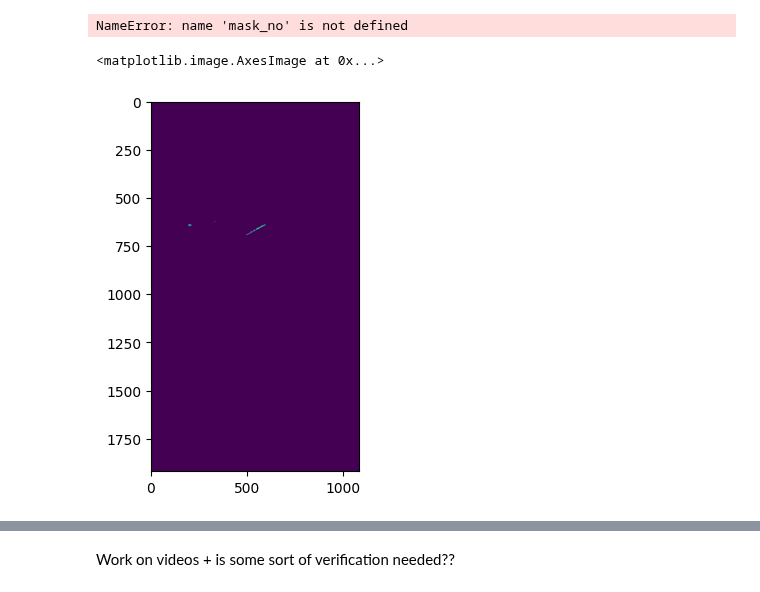
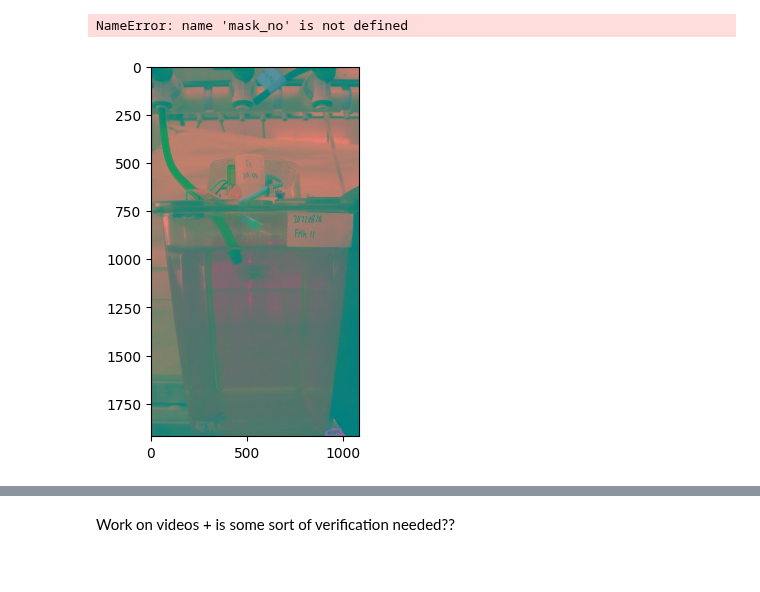
Before and after one commit to teesha902/FYP_ASMLab, a Jupyter notebook: led_tracker.ipynb, the cells around one changed output, grey strips where cells are left out. Cells and saved outputs as stored; diff of their text form; code cells hidden in the pictures.

```diff
--- a/led_tracker.ipynb
+++ b/led_tracker.ipynb
@@ -98,21 +98,20 @@ NameError: name 'mask_no' is not defined
 # %%
 led_img= "C:\\Users\\arite\\Desktop\\ASM RA\\ASM_Killifish_repo\\vlcsnap-2023-01-01-14h10m35s406.png"
 
-led = cv2.cvtColor(cv2.imread(led_img), cv2.COLOR_BGR2RGB)
-led_LAB = color.rgb2lab(led)
-
+led_LAB = cv2.cvtColor(cv2.imread(led_img), cv2.COLOR_BGR2LAB)
+# led_LAB = color.rgb2lab(led)
+plt.imshow(led_LAB)
 and_mask = np.logical_and(led_LAB[:, :, 0] > 25, led_LAB[:, :, 1] > 25)
 and_mask = np.logical_and(and_mask, np.logical_and(led_LAB[:, :, 2] > -20, led_LAB[:, :, 2] < 40))
 pixels = np.argwhere(and_mask)
 
 mask_bg = np.zeros((len(led_LAB), len(led_LAB[0])))
 mask_bg[pixels[:, 0], pixels[:, 1]] = 255
 
-# mask2 = cv2.dilate(mask_bw, None, iterations=3)
-# mask_bg = cv2.erode(mask2, None, iterations=5)
+mask2 = cv2.dilate(mask_bw, None, iterations=3)
+mask_bg = cv2.erode(mask2, None, iterations=5)
 
 plt.imshow(mask_bg)
 # %% [output]
-<matplotlib.image.AxesImage at 0x...>
-[figure, old version]
+[figure, new version]
 # %%
```
Also changed, not shown: parts of 2 cells of this notebook.
